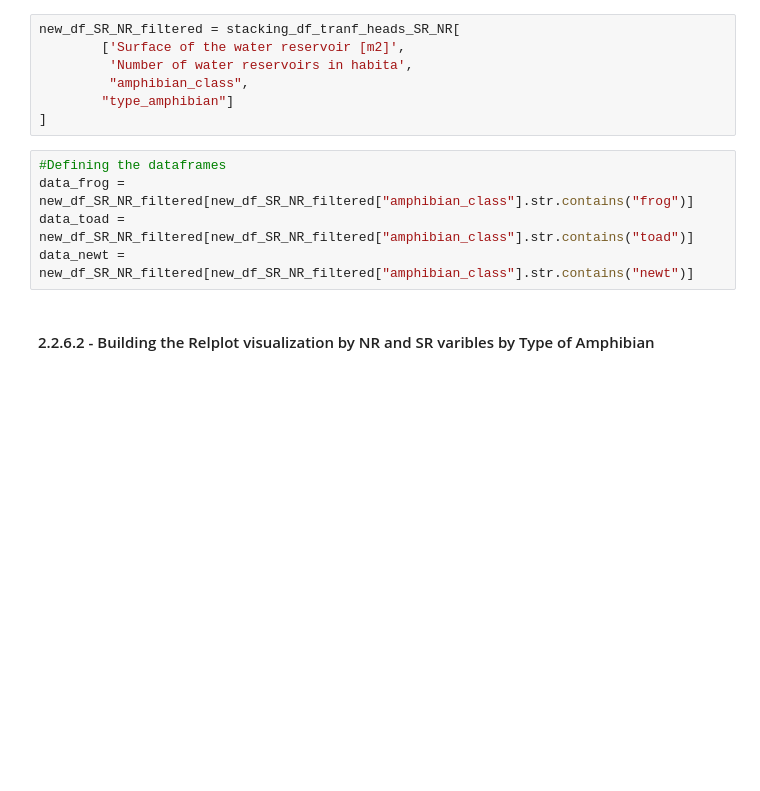
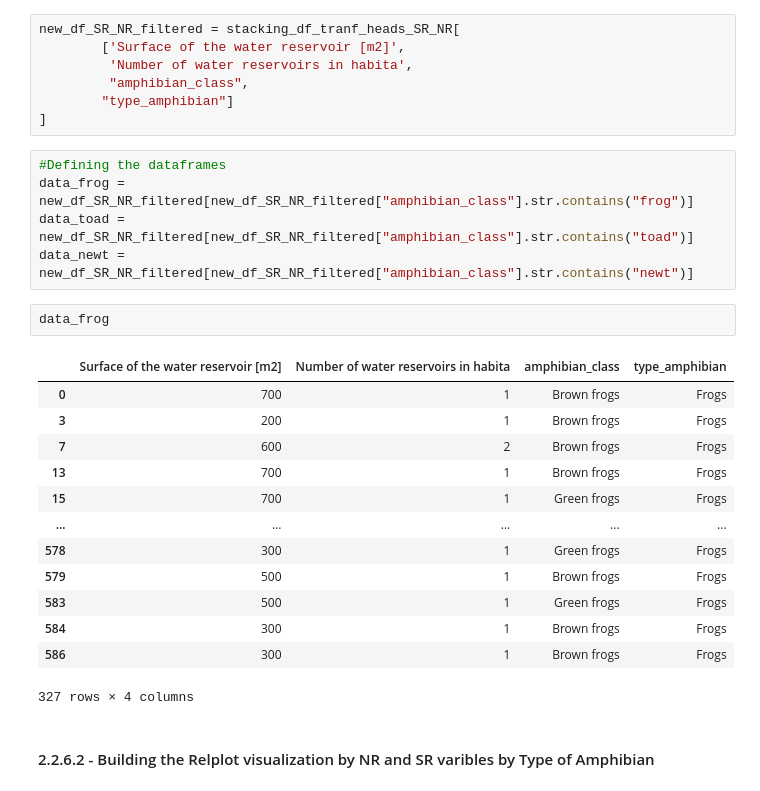
Before and after one commit to Renata-Thomazelli/amphibians, a Jupyter notebook: amphibians-Copy2.ipynb, the cells around one changed output. Saved outputs shown, nothing was run; the diff lists cells and outputs as text; blank space fills up the shorter version.

```diff
--- a/amphibians-Copy2.ipynb
+++ b/amphibians-Copy2.ipynb
@@ -1581,6 +1617,22 @@ new_df_SR_NR_filtered = stacking_df_tranf_heads_SR_NR[
 data_frog = new_df_SR_NR_filtered[new_df_SR_NR_filtered["amphibian_class"].str.contains("frog")]
 data_toad = new_df_SR_NR_filtered[new_df_SR_NR_filtered["amphibian_class"].str.contains("toad")]
 data_newt = new_df_SR_NR_filtered[new_df_SR_NR_filtered["amphibian_class"].str.contains("newt")]
+# %%
+data_frog
+# %% [output]
+|  | Surface of the water reservoir [m2] | Number of water reservoirs in habita | amphibian_class | type_amphibian |
+| 0 | 700 | 1 | Brown frogs | Frogs |
+| 3 | 200 | 1 | Brown frogs | Frogs |
+| 7 | 600 | 2 | Brown frogs | Frogs |
+| 13 | 700 | 1 | Brown frogs | Frogs |
+| 15 | 700 | 1 | Green frogs | Frogs |
+| ... | ... | ... | ... | ... |
+| 578 | 300 | 1 | Green frogs | Frogs |
+| 579 | 500 | 1 | Brown frogs | Frogs |
+| 583 | 500 | 1 | Green frogs | Frogs |
+| 584 | 300 | 1 | Brown frogs | Frogs |
+| 586 | 300 | 1 | Brown frogs | Frogs |
+327 rows × 4 columns
 # %% [markdown]
 #### 2.2.6.2 - Building the Relplot visualization by NR and SR varibles by Type of Amphibian
 # %%
```
Also changed, not shown: parts of 11 cells of this notebook, 15 other files.
